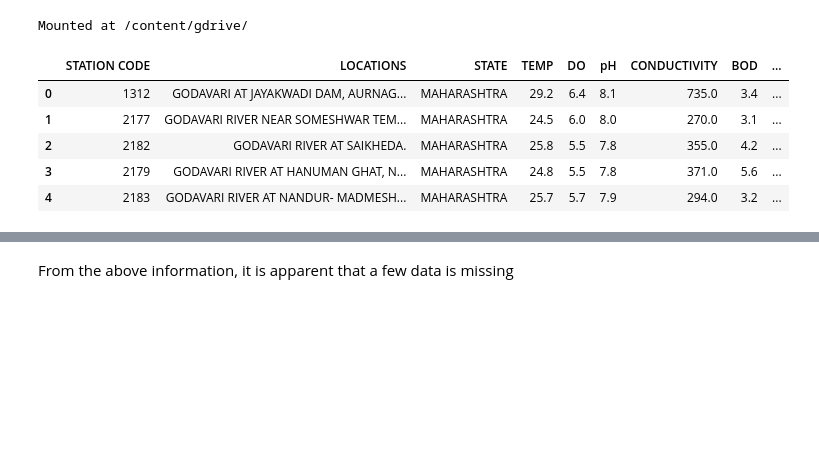
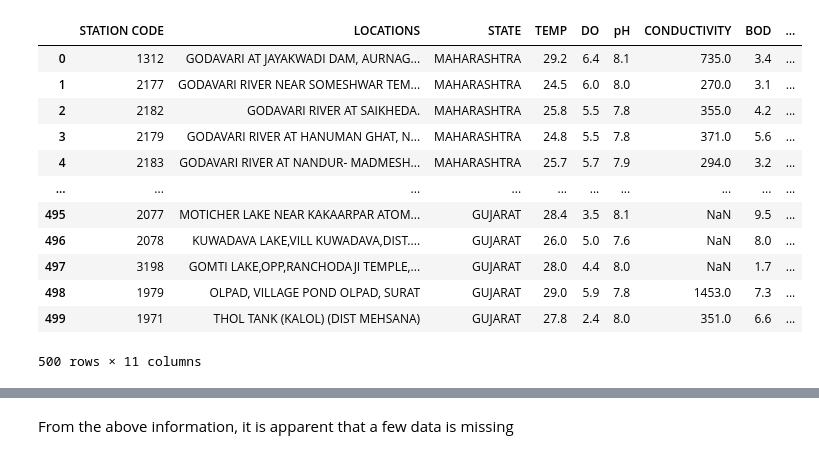
Before and after one commit to M-Isaiah/Machine_L_R, a Jupyter notebook: BOD_DATA_VISUALIZATION.ipynb, the cells around one changed output, grey strips where cells are left out. Drawn from its saved outputs; the diff is of its cells as text; code cells hidden in the pictures; blank space fills up the shorter version.

```diff
--- a/BOD_DATA_VISUALIZATION.ipynb
+++ b/BOD_DATA_VISUALIZATION.ipynb
@@ -10,6 +10,3 @@ import matplotlib
 from google.colab import files
 import io
 from google.colab import drive
-drive.mount('/content/gdrive/')
-# %% [output]
-Mounted at /content/gdrive/
@@ -18,12 +13,21 @@ bod=pd.read_csv('/content/gdrive/MyDrive/Machine Learning/bod.csv')
+# %%
+bod=pd.read_csv('https://raw.githubusercontent.com/M-Isaiah/Machine_L_R/main/bod.csv')
 # %%
-bod.head()
+bod.head(500)
 # %% [output]
 |  | STATION CODE | LOCATIONS | STATE | TEMP | DO | pH | CONDUCTIVITY | BOD | ... |
 | 0 | 1312 | GODAVARI AT JAYAKWADI DAM, AURNAG... | MAHARASHTRA | 29.2 | 6.4 | 8.1 | 735.0 | 3.4 | ... |
 | 1 | 2177 | GODAVARI RIVER NEAR SOMESHWAR TEM... | MAHARASHTRA | 24.5 | 6.0 | 8.0 | 270.0 | 3.1 | ... |
 | 2 | 2182 | GODAVARI RIVER AT SAIKHEDA. | MAHARASHTRA | 25.8 | 5.5 | 7.8 | 355.0 | 4.2 | ... |
 | 3 | 2179 | GODAVARI RIVER AT HANUMAN GHAT, N... | MAHARASHTRA | 24.8 | 5.5 | 7.8 | 371.0 | 5.6 | ... |
 | 4 | 2183 | GODAVARI RIVER AT NANDUR- MADMESH... | MAHARASHTRA | 25.7 | 5.7 | 7.9 | 294.0 | 3.2 | ... |
+| ... | ... | ... | ... | ... | ... | ... | ... | ... | ... |
+| 495 | 2077 | MOTICHER LAKE NEAR KAKAARPAR ATOM... | GUJARAT | 28.4 | 3.5 | 8.1 | NaN | 9.5 | ... |
+| 496 | 2078 | KUWADAVA LAKE,VILL KUWADAVA,DIST.... | GUJARAT | 26.0 | 5.0 | 7.6 | NaN | 8.0 | ... |
+| 497 | 3198 | GOMTI LAKE,OPP,RANCHODAJI TEMPLE,... | GUJARAT | 28.0 | 4.4 | 8.0 | NaN | 1.7 | ... |
+| 498 | 1979 | OLPAD, VILLAGE POND OLPAD, SURAT | GUJARAT | 29.0 | 5.9 | 7.8 | 1453.0 | 7.3 | ... |
+| 499 | 1971 | THOL TANK (KALOL) (DIST MEHSANA) | GUJARAT | 27.8 | 2.4 | 8.0 | 351.0 | 6.6 | ... |
+500 rows × 11 columns
 # %%
 bod.info()
 # %% [output]
```
Also changed, not shown: parts of 58 cells of this notebook.
